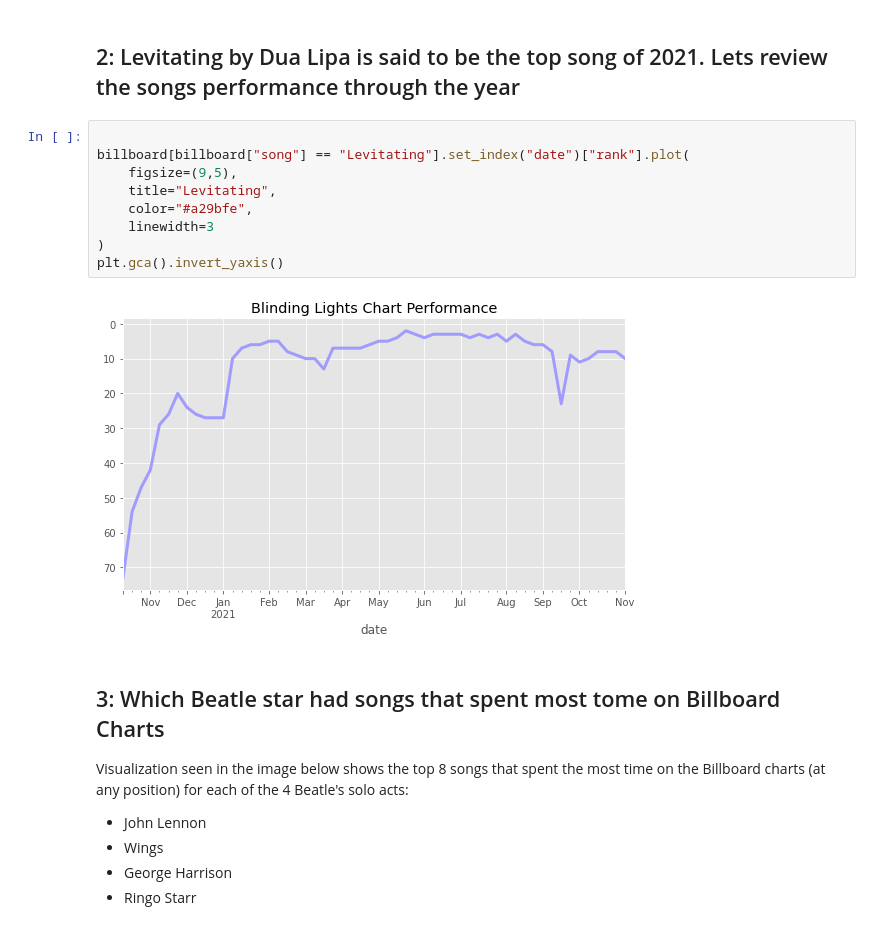
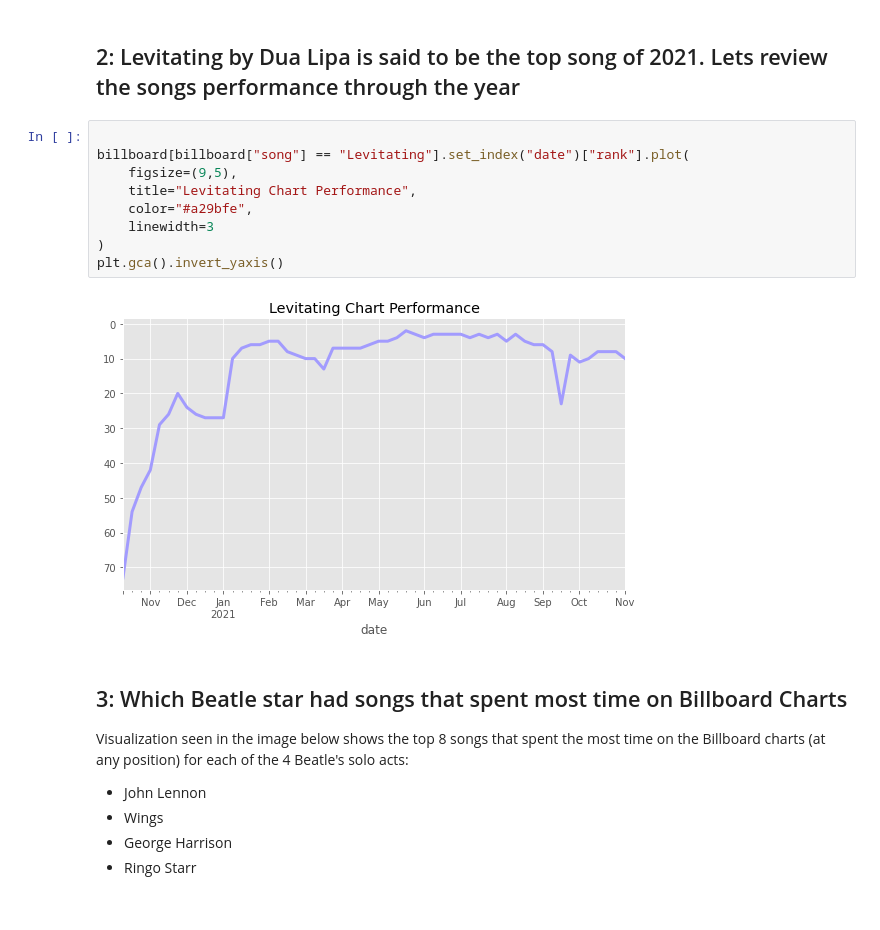
Before and after one commit to huzao007/BillboardAnalysis, a Jupyter notebook: BillboardAnalysis/Billboard Analysis.ipynb, the cells around one changed output. Saved outputs shown, nothing was run; the diff lists cells and outputs as text.

```diff
--- a/BillboardAnalysis/Billboard Analysis.ipynb
+++ b/BillboardAnalysis/Billboard Analysis.ipynb
@@ -35,16 +35,16 @@ Text(0.5, 0, 'Weeks At #1')
 # %%
 
 billboard[billboard["song"] == "Levitating"].set_index("date")["rank"].plot(
     figsize=(9,5),
-    title="Levitating",
+    title="Levitating Chart Performance",
     color="#a29bfe",
     linewidth=3
 )
 plt.gca().invert_yaxis()
 # %% [output]
-[figure, old version]
+[figure, new version]
 # %% [markdown]
-## 3: Which Beatle star had songs that spent most tome on Billboard Charts
+## 3: Which Beatle star had songs that spent most time on Billboard Charts
 
 Visualization seen in the image below shows the top 8 songs that spent the most time on the Billboard charts (at any position) for each of the 4 Beatle's solo acts:
 * John Lennon
```
Also changed, not shown: parts of 1 cell of this notebook, 2 other files.
